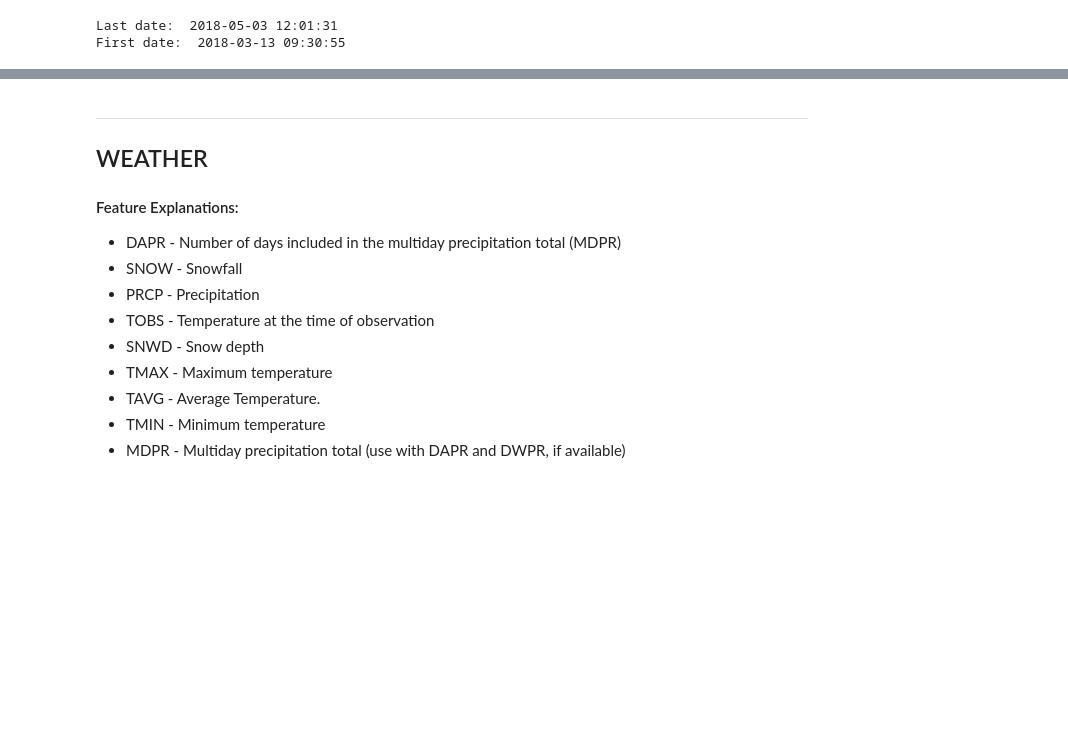
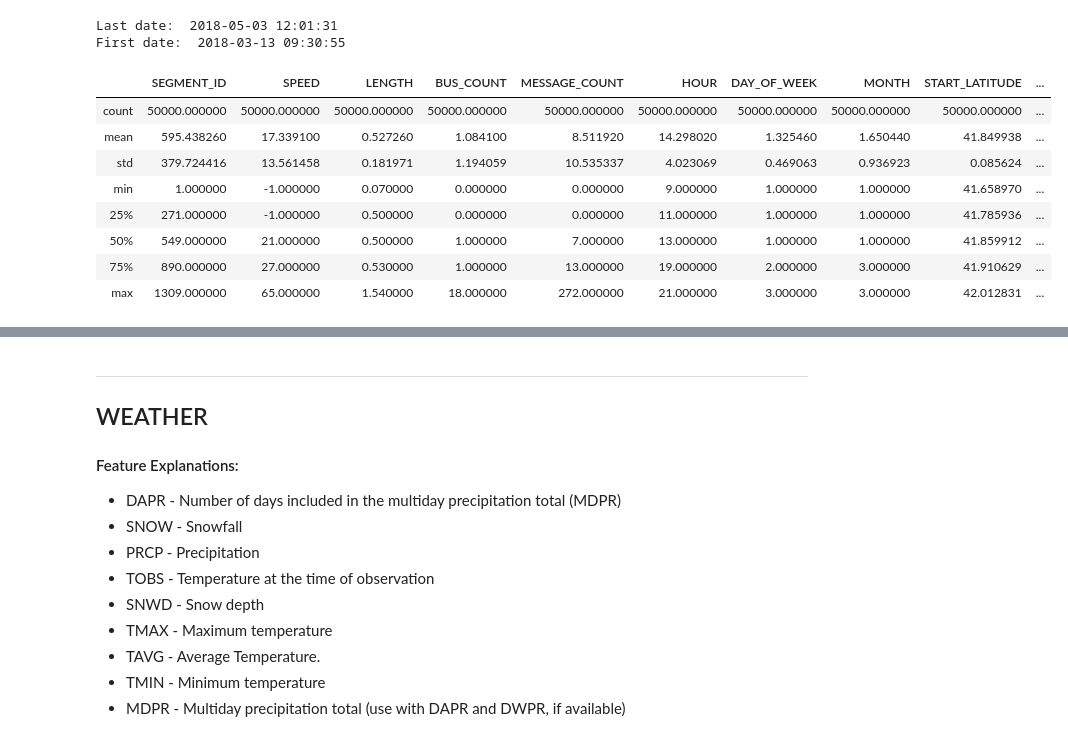
Before and after one commit to Morgan-Sell/chi-traffic-accidents, a Jupyter notebook: chi-transport-eda.ipynb, the cells around one changed output, grey strips where cells are left out. Saved outputs shown, nothing was run; the diff lists cells and outputs as text; code cells hidden in the pictures; blank space fills up the shorter version.

```diff
--- a/chi-transport-eda.ipynb
+++ b/chi-transport-eda.ipynb
@@ -112,5 +152,15 @@ print("First date: ", congest_18['date_time'].min())
 Last date:  2018-05-03 12:01:31
 First date:  2018-03-13 09:30:55
 # %%
-congest_curr = pd.read_csv('data/traffic_congest_2018-Current.csv', num)
+congest_curr = pd.read_csv('data/traffic_congest_2018-Current.csv', nrows=50000)
 congest_curr.describe()
+# %% [output]
+|  | SEGMENT_ID | SPEED | LENGTH | BUS_COUNT | MESSAGE_COUNT | HOUR | DAY_OF_WEEK | MONTH | START_LATITUDE | ... |
+| count | 50000.000000 | 50000.000000 | 50000.000000 | 50000.000000 | 50000.000000 | 50000.000000 | 50000.000000 | 50000.000000 | 50000.000000 | ... |
+| mean | 595.438260 | 17.339100 | 0.527260 | 1.084100 | 8.511920 | 14.298020 | 1.325460 | 1.650440 | 41.849938 | ... |
+| std | 379.724416 | 13.561458 | 0.181971 | 1.194059 | 10.535337 | 4.023069 | 0.469063 | 0.936923 | 0.085624 | ... |
+| min | 1.000000 | -1.000000 | 0.070000 | 0.000000 | 0.000000 | 9.000000 | 1.000000 | 1.000000 | 41.658970 | ... |
+| 25% | 271.000000 | -1.000000 | 0.500000 | 0.000000 | 0.000000 | 11.000000 | 1.000000 | 1.000000 | 41.785936 | ... |
+| 50% | 549.000000 | 21.000000 | 0.500000 | 1.000000 | 7.000000 | 13.000000 | 1.000000 | 1.000000 | 41.859912 | ... |
+| 75% | 890.000000 | 27.000000 | 0.530000 | 1.000000 | 13.000000 | 19.000000 | 2.000000 | 3.000000 | 41.910629 | ... |
+| max | 1309.000000 | 65.000000 | 1.540000 | 18.000000 | 272.000000 | 21.000000 | 3.000000 | 3.000000 | 42.012831 | ... |
```
Also changed, not shown: parts of 14 cells of this notebook.
